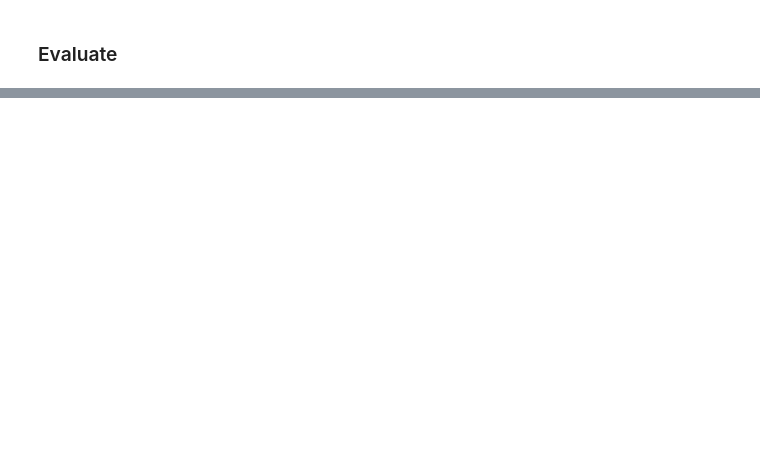
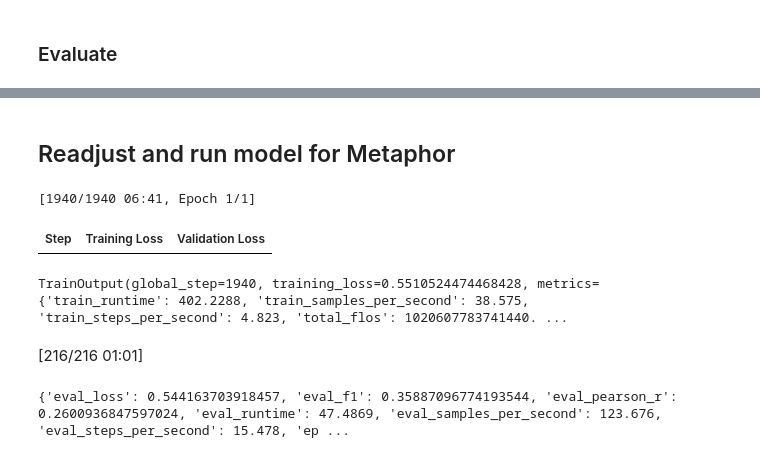
Before and after one commit to CaptainPlusPlus/reproduction_nlp_emotion_metaphor, a Jupyter notebook: run_bert_emotion.ipynb, the cells around one changed output, grey strips where cells are left out. Drawn from its saved outputs; the diff is of its cells as text; code cells hidden in the pictures; blank space fills up the shorter version.

Commit message:
Add files via upload
Updating test notebooks from machine

```diff
--- a/run_bert_emotion.ipynb
+++ b/run_bert_emotion.ipynb
@@ -164,0 +135,2 @@ KeyboardInterrupt:
+# %% [markdown]
+## Readjust and run model for Metaphor
@@ -164,0 +196,50 @@ KeyboardInterrupt:
+# %%
+model = BertForSequenceClassification.from_pretrained('./results/checkpoint-6048', problem_type="single_label_classification")
+model.classifier = torch.nn.Linear(in_features=768, out_features=2)
+model.num_labels = 2
+
+
+from transformers import Trainer, TrainingArguments
+
+def compute_metrics(eval_pred):
+    logits, labels = eval_pred
+    predictions = np.argmax(logits, axis=-1)
+    f1 = f1_score(labels, predictions)
+    r, _ = pearsonr(labels, predictions)
+    return {"f1": f1, "pearson_r": r}
+
+training_args = TrainingArguments(
+    per_device_train_batch_size=16,
+    per_device_eval_batch_size=16,
+    num_train_epochs=1,
+    logging_dir='./logs_metaphor',
+    logging_steps=2000,
+    save_steps=2000,
+    evaluation_strategy="steps",
+    save_total_limit=2,
+    learning_rate=2e-5,
+    remove_unused_columns=False,
+    output_dir="./drive/MyDrive/results/base_metaphor",
+)
+
+trainer = Trainer(
+    model=model,
+    args=training_args,
+    train_dataset=train_dataset,
+    eval_dataset=eval_dataset,
+    compute_metrics=compute_metrics,
+)
+# %%
+trainer.train()
+# %% [output]
+[1940/1940 06:41, Epoch 1/1]
+| Step | Training Loss | Validation Loss |
+TrainOutput(global_step=1940, training_loss=0.5510524474468428, metrics={'train_runtime': 402.2288, 'train_samples_per_second': 38.575, 'train_steps_per_second': 4.823, 'total_flos': 1020607783741440. ...
+# %%
+results = trainer.evaluate()
+
+results_on_test_data = trainer.evaluate(test_dataset)
+print(results_on_test_data)
+# %% [output]
+[216/216 01:01]
+{'eval_loss': 0.544163703918457, 'eval_f1': 0.35887096774193544, 'eval_pearson_r': 0.2600936847597024, 'eval_runtime': 47.4869, 'eval_samples_per_second': 123.676, 'eval_steps_per_second': 15.478, 'ep ...
```
Also changed, not shown: parts of 12 cells of this notebook, 1 other file.
